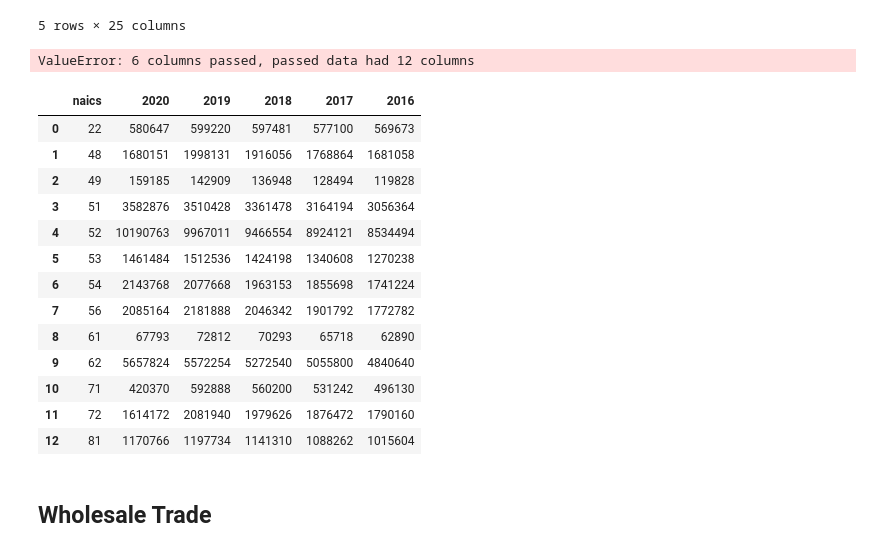
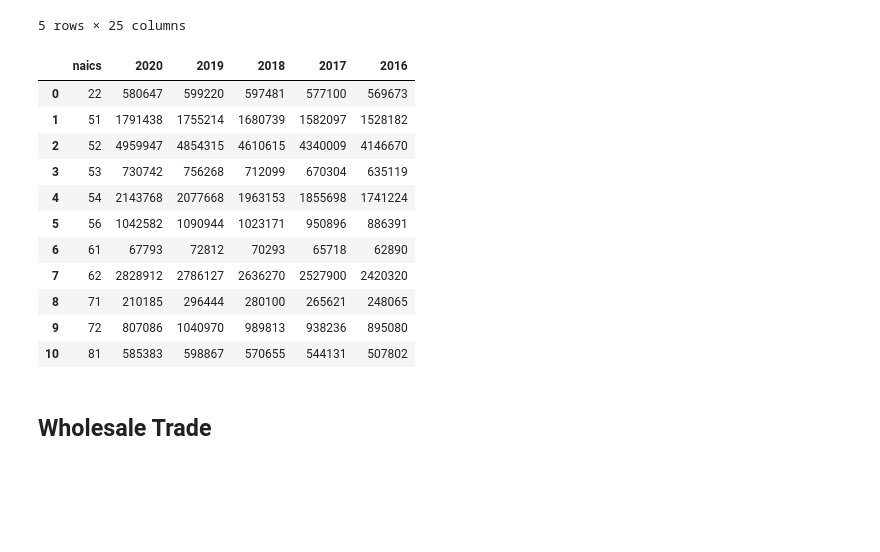
Before and after one commit to jhancuch/sba-loan-credit-analysis, a Jupyter notebook: eda/eda_census_data.ipynb, the cells around one changed output. Cells and saved outputs as stored; diff of their text form; code cells hidden in the pictures; blank space fills up the shorter version.

```diff
--- a/eda/eda_census_data.ipynb
+++ b/eda/eda_census_data.ipynb
@@ -639,10 +639,8 @@ services_3 = services_2.loc[4:, :].copy().reset_index(drop=True)
 services_4_list = []
 
 for i in range(0, len(services_3)):
-    if len(services_3.loc[i, 'naics']) == 3:
+    if len(services_3.loc[i, 'naics']) == 2:
         temp_list = list(services_3.iloc[i, :])
         services_4_list.append(temp_list)
 
 services_4 = pd.DataFrame(services_4_list, columns=['naics', '2020', '2019', '2018', '2017', '2016'])
-# %% [output]
-ValueError: 6 columns passed, passed data had 12 columns
@@ -652,27 +647,25 @@ services_3['naics'] = services_3['naics'].str.slice(0,2)
 # %%
 # Convert to integers and group by naics
-for i in services_3.columns:
-    services_3[i] = services_3[i].str.replace(',', '')
-    services_3[i] = services_3[i].astype(int)
+for i in services_4.columns:
+    services_4[i] = services_4[i].str.replace(',', '')
+    services_4[i] = services_4[i].astype(int)
 
-services_4 = services_3.groupby(['naics'])[['2020', '2019', '2018', '2017', '2016']].sum().reset_index()
+services_5 = services_4.groupby(['naics'])[['2020', '2019', '2018', '2017', '2016']].sum().reset_index()
 # %%
-services_4
+services_5
 # %% [output]
 |  | naics | 2020 | 2019 | 2018 | 2017 | 2016 |
 | 0 | 22 | 580647 | 599220 | 597481 | 577100 | 569673 |
-| 1 | 48 | 1680151 | 1998131 | 1916056 | 1768864 | 1681058 |
-| 2 | 49 | 159185 | 142909 | 136948 | 128494 | 119828 |
-| 3 | 51 | 3582876 | 3510428 | 3361478 | 3164194 | 3056364 |
-| 4 | 52 | 10190763 | 9967011 | 9466554 | 8924121 | 8534494 |
-| 5 | 53 | 1461484 | 1512536 | 1424198 | 1340608 | 1270238 |
-| 6 | 54 | 2143768 | 2077668 | 1963153 | 1855698 | 1741224 |
-| 7 | 56 | 2085164 | 2181888 | 2046342 | 1901792 | 1772782 |
-| 8 | 61 | 67793 | 72812 | 70293 | 65718 | 62890 |
-| 9 | 62 | 5657824 | 5572254 | 5272540 | 5055800 | 4840640 |
-| 10 | 71 | 420370 | 592888 | 560200 | 531242 | 496130 |
-| 11 | 72 | 1614172 | 2081940 | 1979626 | 1876472 | 1790160 |
-| 12 | 81 | 1170766 | 1197734 | 1141310 | 1088262 | 1015604 |
+| 1 | 51 | 1791438 | 1755214 | 1680739 | 1582097 | 1528182 |
+| 2 | 52 | 4959947 | 4854315 | 4610615 | 4340009 | 4146670 |
+| 3 | 53 | 730742 | 756268 | 712099 | 670304 | 635119 |
+| 4 | 54 | 2143768 | 2077668 | 1963153 | 1855698 | 1741224 |
+| 5 | 56 | 1042582 | 1090944 | 1023171 | 950896 | 886391 |
+| 6 | 61 | 67793 | 72812 | 70293 | 65718 | 62890 |
+| 7 | 62 | 2828912 | 2786127 | 2636270 | 2527900 | 2420320 |
+| 8 | 71 | 210185 | 296444 | 280100 | 265621 | 248065 |
+| 9 | 72 | 807086 | 1040970 | 989813 | 938236 | 895080 |
+| 10 | 81 | 585383 | 598867 | 570655 | 544131 | 507802 |
 # %% [markdown]
 ## Wholesale Trade
 # %%
```
Also changed, not shown: parts of 1 cell of this notebook.
